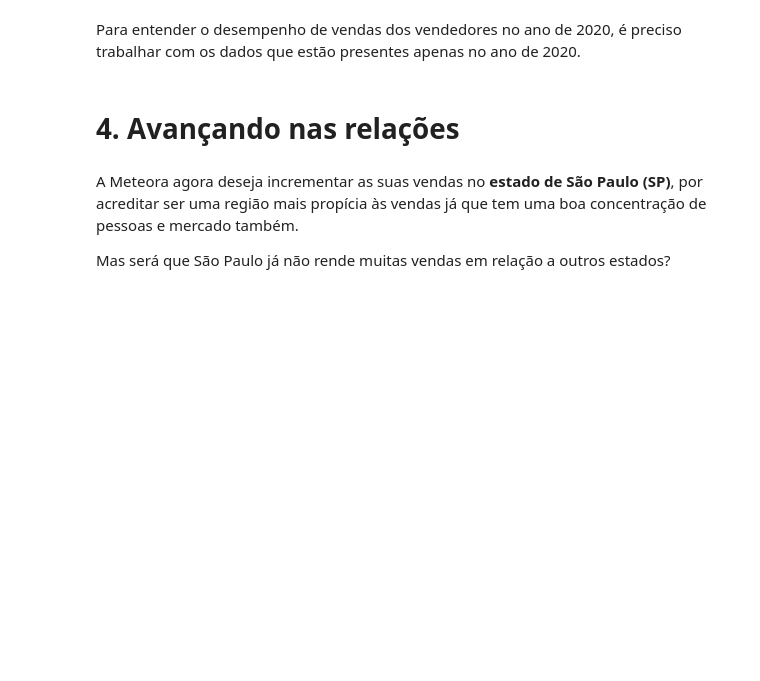
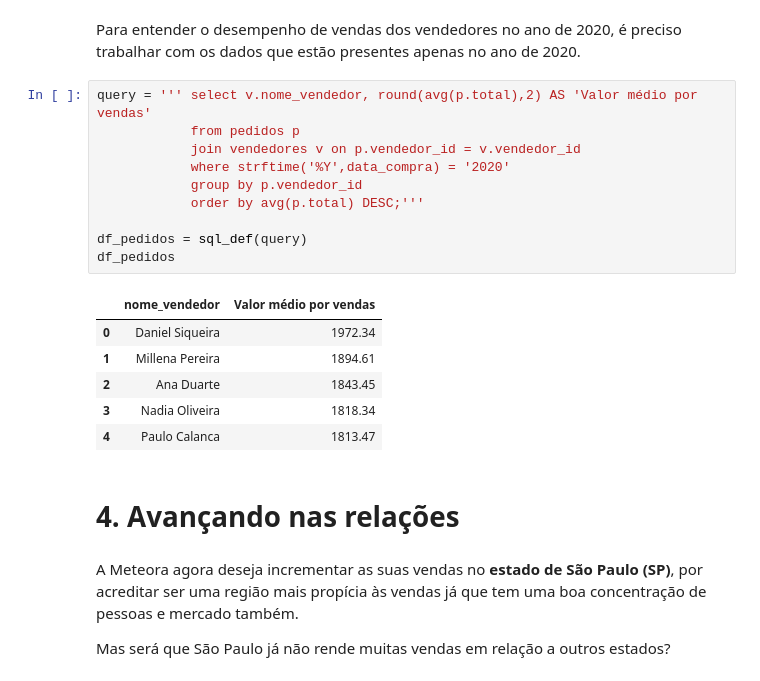
Before and after one commit to naimeaiub/Python-analise-de-dados-com-SQL, a Jupyter notebook: Notebook_Meteora.ipynb, the cells around one changed output. Drawn from its saved outputs; the diff is of its cells as text; blank space fills up the shorter version.

```diff
--- a/Notebook_Meteora.ipynb
+++ b/Notebook_Meteora.ipynb
@@ -143,5 +167,22 @@ Vamos iniciar uma análise de desempenho do **time de vendedores** da Meteora. A
 # %% [markdown]
 Para entender o desempenho de vendas dos vendedores no ano de 2020, é preciso trabalhar com os dados que estão presentes apenas no ano de 2020.
+# %%
+query = ''' select v.nome_vendedor, round(avg(p.total),2) AS 'Valor médio por vendas'
+            from pedidos p
+            join vendedores v on p.vendedor_id = v.vendedor_id
+            where strftime('%Y',data_compra) = '2020'
+            group by p.vendedor_id
+            order by avg(p.total) DESC;'''
+
+df_pedidos = sql_def(query)
+df_pedidos
+# %% [output]
+|  | nome_vendedor | Valor médio por vendas |
+| 0 | Daniel Siqueira | 1972.34 |
+| 1 | Millena Pereira | 1894.61 |
+| 2 | Ana Duarte | 1843.45 |
+| 3 | Nadia Oliveira | 1818.34 |
+| 4 | Paulo Calanca | 1813.47 |
 # %% [markdown]
 # 4. Avançando nas relações
 # %% [markdown]
```
Also changed, not shown: parts of 3 cells of this notebook.
